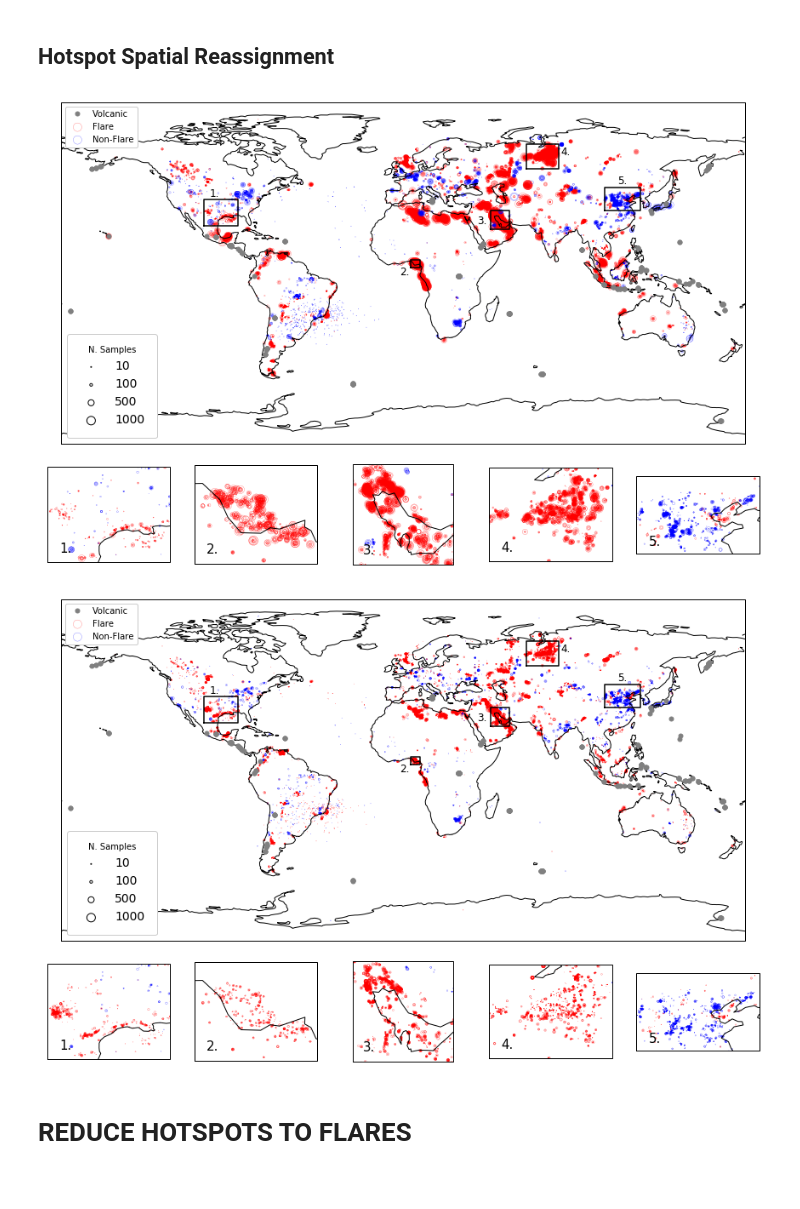
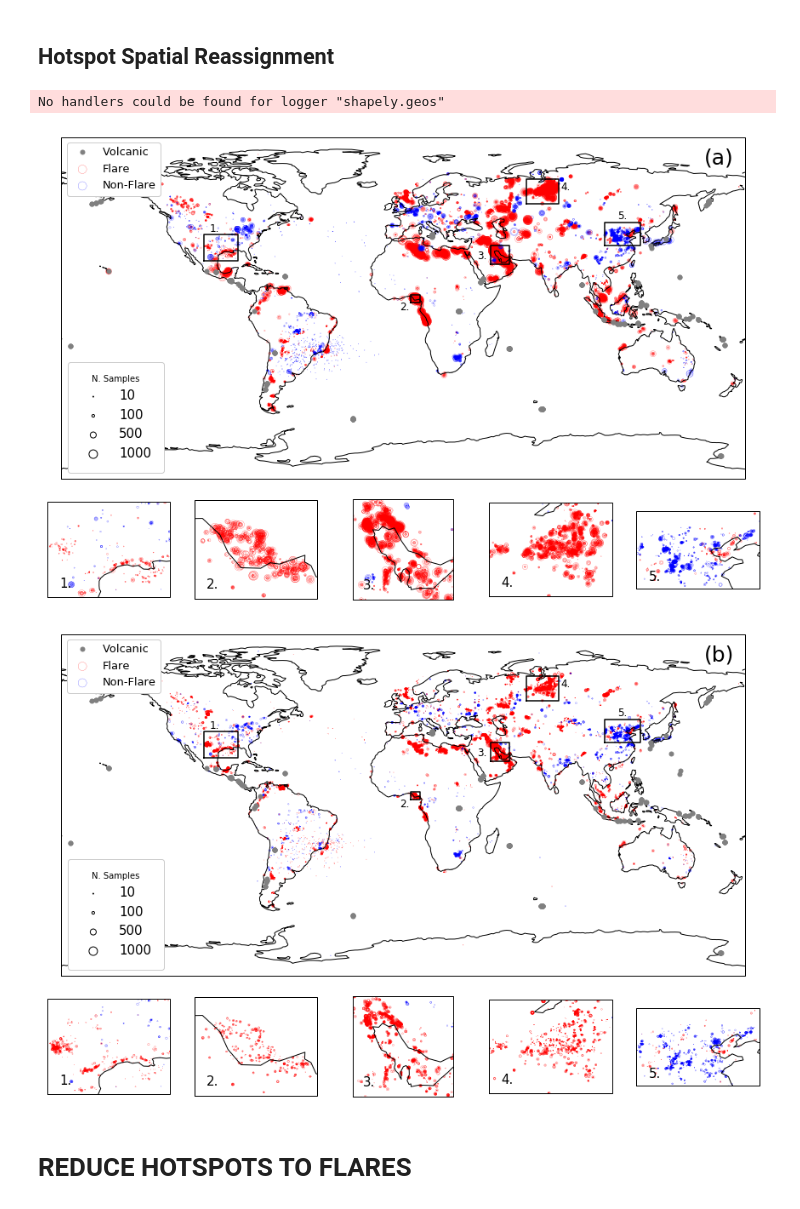
Before and after one commit to dnf0/kcl-globalgasflaring, a Jupyter notebook: notebooks/Paper Analysis Combined.ipynb, the cells around one changed output. Saved outputs shown, nothing was run; the diff lists cells and outputs as text; code cells hidden in the pictures.

```diff
--- a/notebooks/Paper Analysis Combined.ipynb
+++ b/notebooks/Paper Analysis Combined.ipynb
@@ -362,7 +352,7 @@ Hotspots removed due to non flaring activity -4443
 # %% [markdown]
 ## Hotspot Spatial Reassignment
 # %%
-def plot_data_screening(flare_df, volc_df, ratio_df):
+def plot_data_screening(flare_df, volc_df, ratio_df, lab):
 
     plt.close('all')
     fig = plt.figure(figsize=(15,10))
@@ -392,6 +382,7 @@ def plot_data_screening(flare_df, volc_df, ratio_df):
     ind_counts = ratio_df['sample_counts_flare']
 
     # make main plot
+    ax_list[0].text(0.94, 0.92, lab, transform=ax_list[0].transAxes, fontsize=25)
     ax_list[0].plot(volc_df.lons, volc_df.lats, '.', color='gray', markersize=10, label='Volcanic')
     scat = ax_list[0].scatter(flare_df.lons, flare_df.lats,
                       s=flare_counts/10, lw=0.2,
@@ -403,7 +394,7 @@ def plot_data_screening(flare_df, volc_df, ratio_df):
                       edgecolors='b',
                       facecolor='None',
                       label = "Non-Flare")
-    leg0 = ax_list[0].legend(loc = 2, scatterpoints = 1)
+    leg0 = ax_list[0].legend(loc = 2, scatterpoints = 1, prop={'size': 13})
     leg0.legendHandles[0]._sizes = [100]
     leg0.legendHandles[1]._sizes = [100]
     leg0.legendHandles[2]._sizes = [100]
@@ -417,7 +408,7 @@ def plot_data_screening(flare_df, volc_df, ratio_df):
     labels = ["10", "100", "500", "1000"]
     leg1 = ax_list[0].legend([l1, l2, l3, l4], labels, frameon=True, fontsize=14,
                      handlelength=2, loc = 3, borderpad = 1,
-                     handletextpad=1, title='N. Samples', scatterpoints = 1)
+                     handletextpad=1, title='N. Samples', scatterpoints = 1, prop={'size': 15})
     leg1.get_frame().set_alpha(1)
     ax_list[0].add_artist(leg0)
 
@@ -443,13 +434,14 @@ def plot_data_screening(flare_df, volc_df, ratio_df):
 
     plt.show()
 # %%
-plot_data_screening(ats_good_ratio_df, ats_volc_df, ats_bad_ratio_df)
+plot_data_screening(ats_good_ratio_df, ats_volc_df, ats_bad_ratio_df, '(a)')
 # %% [output]
+No handlers could be found for logger "shapely.geos"
-[figure, old version]
+[figure, new version]
 # %%
-plot_data_screening(sls_good_ratio_df, sls_volc_df, sls_bad_ratio_df)
+plot_data_screening(sls_good_ratio_df, sls_volc_df, sls_bad_ratio_df, '(b)')
 # %% [output]
-[figure, old version]
+[figure, new version]
 # %% [markdown]
 # REDUCE HOTSPOTS TO FLARES
 # %%
```
Also changed, not shown: parts of 30 cells of this notebook.
